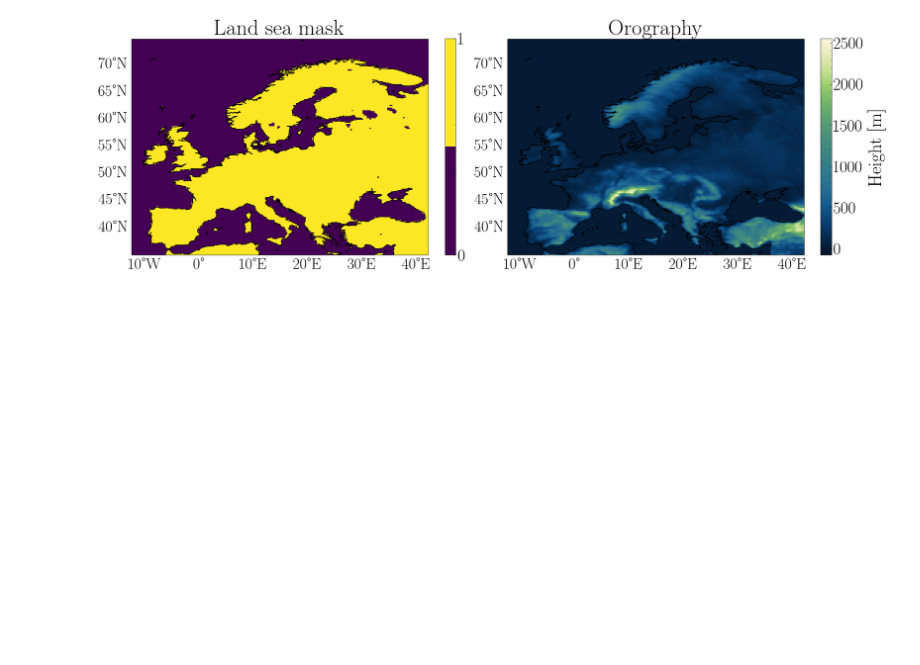
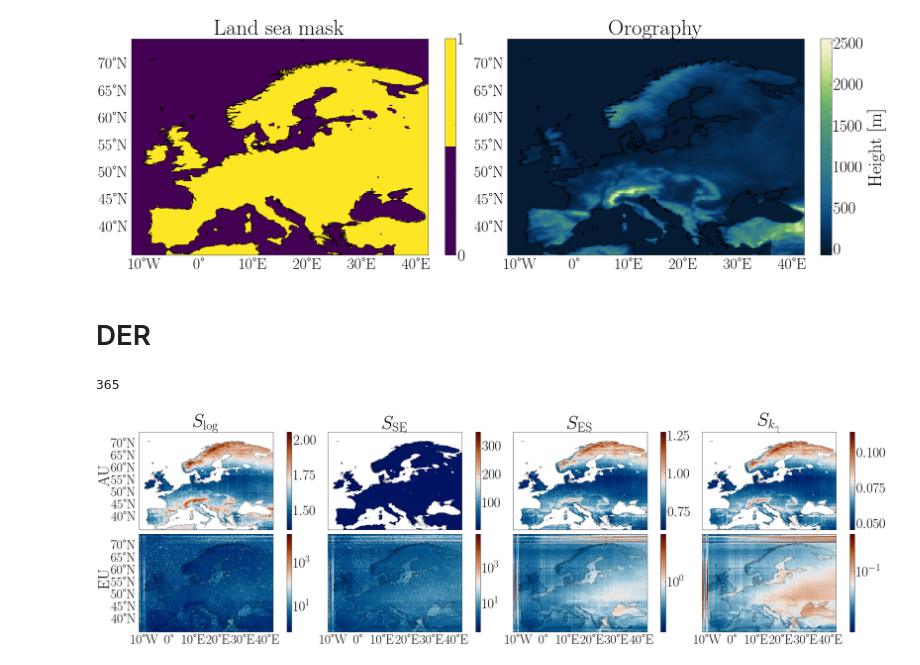
Before and after one commit to cbuelt/kernel_entropy_uq, a Jupyter notebook: experiments/drn/evaluate.ipynb, the cells around one changed output. Drawn from its saved outputs; the diff is of its cells as text; code cells hidden in the pictures; blank space fills up the shorter version.

```diff
--- a/experiments/drn/evaluate.ipynb
+++ b/experiments/drn/evaluate.ipynb
@@ -157,3 +157,5 @@ for ax in axs.ravel():
 plt.savefig("../../plots/drn_data.pdf", bbox_inches = "tight")
 # %% [output]
 [figure]
+# %% [markdown]
+# DER
@@ -159,0 +165,12 @@ plt.savefig("../../plots/drn_data.pdf", bbox_inches = "tight")
+# %%
+mlp = EmbeddingMLP(n_outputs = 4)
+sample = dm.test_dataloader().dataset.__getitem__(10)
+input, emb, target = sample
+
+batch_size = 365
+
+target = target.squeeze().reshape(grid).numpy()* std + mean- 273.15
+input = input[...,0].squeeze().reshape(grid).numpy()*std + mean- 273.15
+len(dm.test_dataloader().dataset)
+# %% [output]
+365
@@ -159,0 +201,55 @@ plt.savefig("../../plots/drn_data.pdf", bbox_inches = "tight")
+# %%
+measures = ["log", "var", "crps", "kernel"]
+names = [r"$S_\mathrm{log}$",r"$S_\mathrm{SE}$",r"$S_\mathrm{ES}$",r"$S_{k_\gamma}$"]
+# %%
+plt.style.use('science')
+titlesize = 34
+labelsize = 26
+ticksize = 24
+axissize = 29
+# %%
+fig, axs = plt.subplots(2, len(measures), figsize=(20, 6), sharex=True, sharey=True, subplot_kw={'projection': ccrs.PlateCarree()}, layout = "constrained")
+for s,measure in enumerate(measures):
+    uq_measure = GaussianUQMeasure(torch.tensor(results), gamma = 5)
+    au, eu, _ = uq_measure.get_uncertainties(measure = measure)
+    au = au.mean(dim = 0)
+    eu = eu.mean(dim = 0)
+    au = np.where(land_sea_mask <= 0.5, np.nan, au)
+
+    # Plot
+    im1 = axs[0,s].pcolormesh(lon, lat, au, shading = "nearest", rasterized = True)
+    cb = plt.colorbar(im1, ax=axs[0,s])
+    cb.ax.tick_params(labelsize = labelsize)
+
+    im2 = axs[1,s].pcolormesh(lon, lat, eu,rasterized = True, norm = LogNorm())
+    cb2 = plt.colorbar(im2, ax=axs[1,s])
+    cb2.ax.tick_params(labelsize = labelsize)
+
+    axs[0,s].set_title(names[s], fontsize = titlesize)
+
+for ax in axs.ravel():
+    ax.set_extent([lon[0]-360, lon[-1], lat[0], lat[-1]], crs=ccrs.PlateCarree())
+    ax.add_feature(cfeature.COASTLINE, alpha = 0.35)
+
+for i in range(4):
+    gl = axs[1,i].gridlines(draw_labels={"bottom":"x"}, dms=True, x_inline=False, y_inline=False)
+    gl.xlines = False
+    gl.ylines = False
+    gl.xlabel_style = {'size':ticksize}
+
+for i in range(2):
+    gl = axs[i,0].gridlines(draw_labels={"left":"y"}, dms=True, x_inline=False, y_inline=False)
+    gl.xlines = False
+    gl.ylines = False
+    gl.ylabel_style = {'size':ticksize}
+
+axs[0,0].text(-0.2, 0.55, 'AU', va='bottom', ha='center',
+              rotation='vertical', rotation_mode='anchor',
+              transform=axs[0,0].transAxes, fontsize = axissize)
+axs[1,0].text(-0.2, 0.55, 'EU', va='bottom', ha='center',
+     rotation='vertical', rotation_mode='anchor',
+    transform=axs[1,0].transAxes, fontsize = axissize)
+
+plt.savefig(f"../../plots/der_{coeff}_uncertainty.pdf", bbox_inches = "tight")
+# %% [output]
+[figure, added]
```
Also changed, not shown: parts of 9 cells of this notebook, 41 other files.
